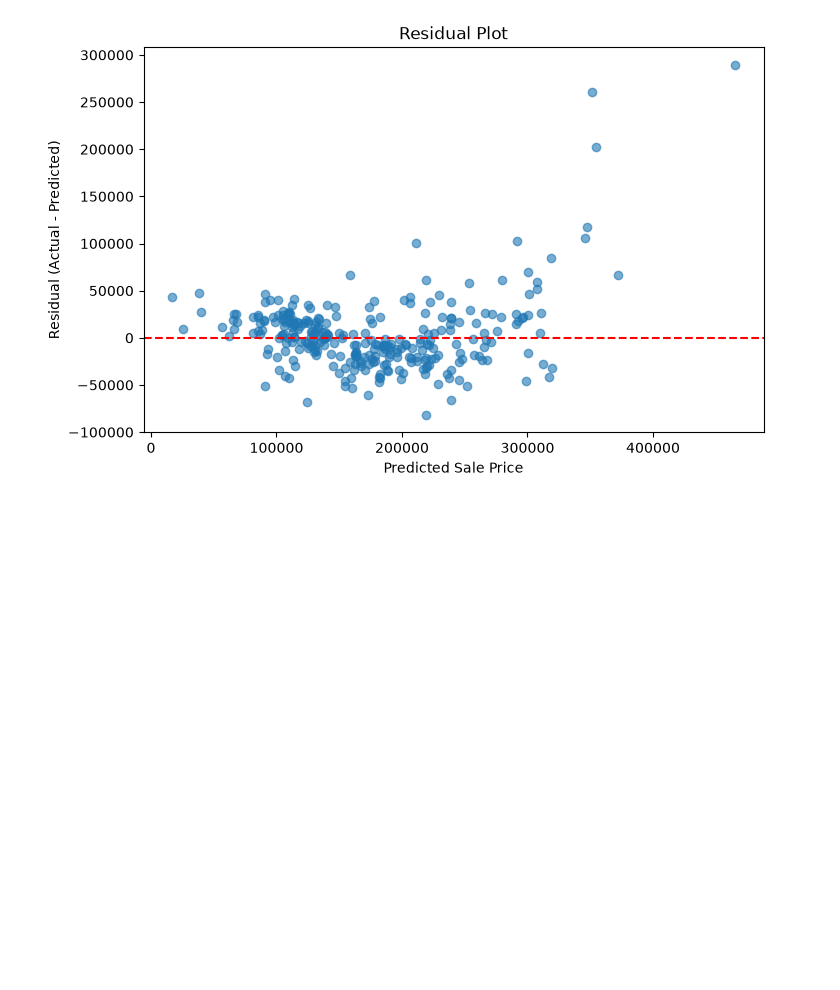
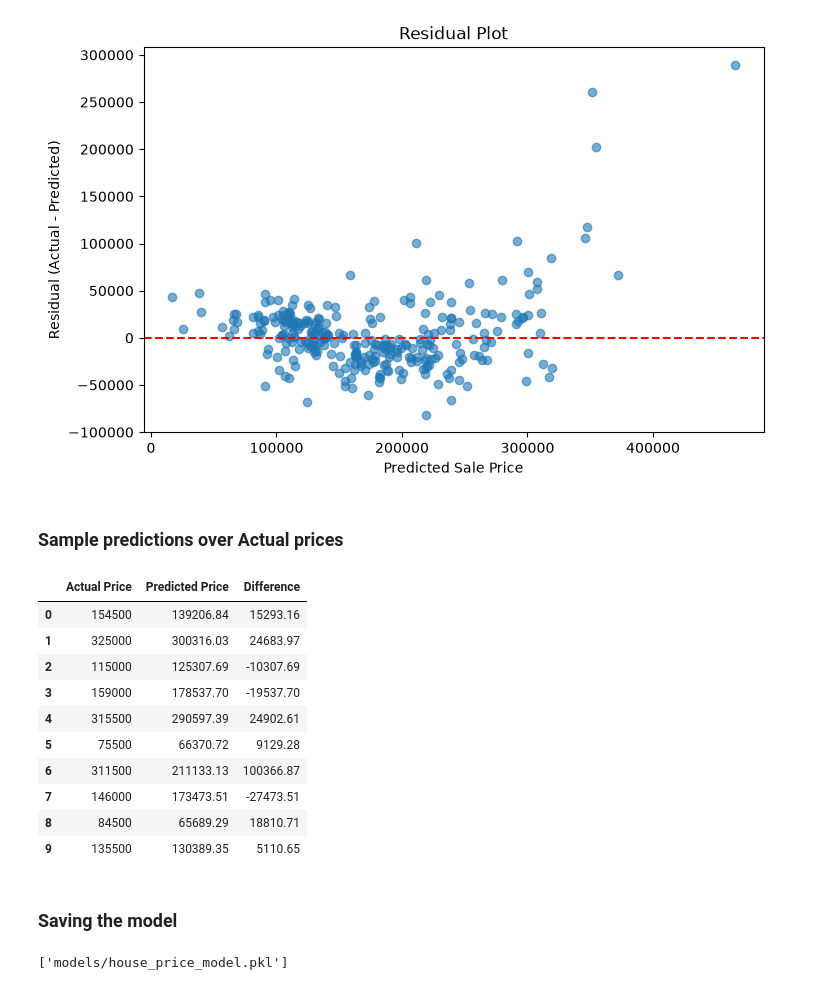
Before and after one commit to PolinaYukhnovets/AIML_6_HousePricePrediction_byte, a Jupyter notebook: house_price_prediction.ipynb, the cells around one changed output. Saved outputs shown, nothing was run; the diff lists cells and outputs as text; code cells hidden in the pictures; blank space fills up the shorter version.

Commit message:
Saving model and predictions samples

```diff
--- a/house_price_prediction.ipynb
+++ b/house_price_prediction.ipynb
@@ -175,3 +175,30 @@ plt.savefig("images/residual_plot.png", bbox_inches="tight")
 plt.show()
 # %% [output]
 [figure]
+# %% [markdown]
+### Sample predictions over Actual prices
+# %%
+sample_predictions = pd.DataFrame({
+    "Actual Price": y_test.values,
+    "Predicted Price": y_pred
+}).head(10)
+
+sample_predictions["Difference"] = (
+    sample_predictions["Actual Price"] - sample_predictions["Predicted Price"]
+)
+
+sample_predictions = sample_predictions.round(2)
+
+sample_predictions
+# %% [output]
+|  | Actual Price | Predicted Price | Difference |
+| 0 | 154500 | 139206.84 | 15293.16 |
+| 1 | 325000 | 300316.03 | 24683.97 |
+| 2 | 115000 | 125307.69 | -10307.69 |
+| 3 | 159000 | 178537.70 | -19537.70 |
+| 4 | 315500 | 290597.39 | 24902.61 |
+| 5 | 75500 | 66370.72 | 9129.28 |
+| 6 | 311500 | 211133.13 | 100366.87 |
+| 7 | 146000 | 173473.51 | -27473.51 |
+| 8 | 84500 | 65689.29 | 18810.71 |
+| 9 | 135500 | 130389.35 | 5110.65 |
@@ -177,0 +210,8 @@ plt.show()
+# %% [markdown]
+### Saving the model
+# %%
+import joblib
+
+joblib.dump(model, "models/house_price_model.pkl")
+# %% [output]
+['models/house_price_model.pkl']
```
Also changed, not shown: parts of 1 cell of this notebook, 2 other files.
